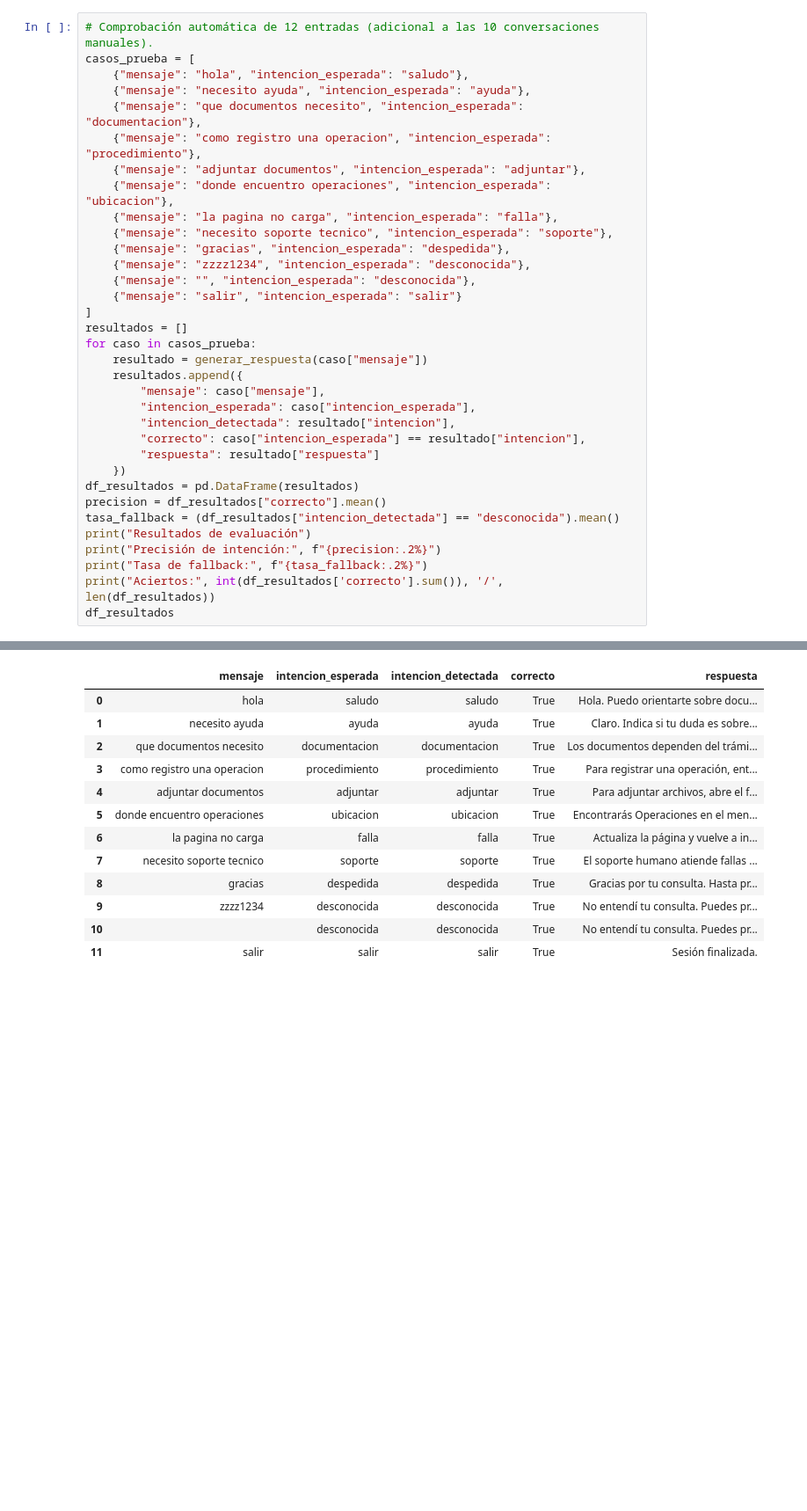
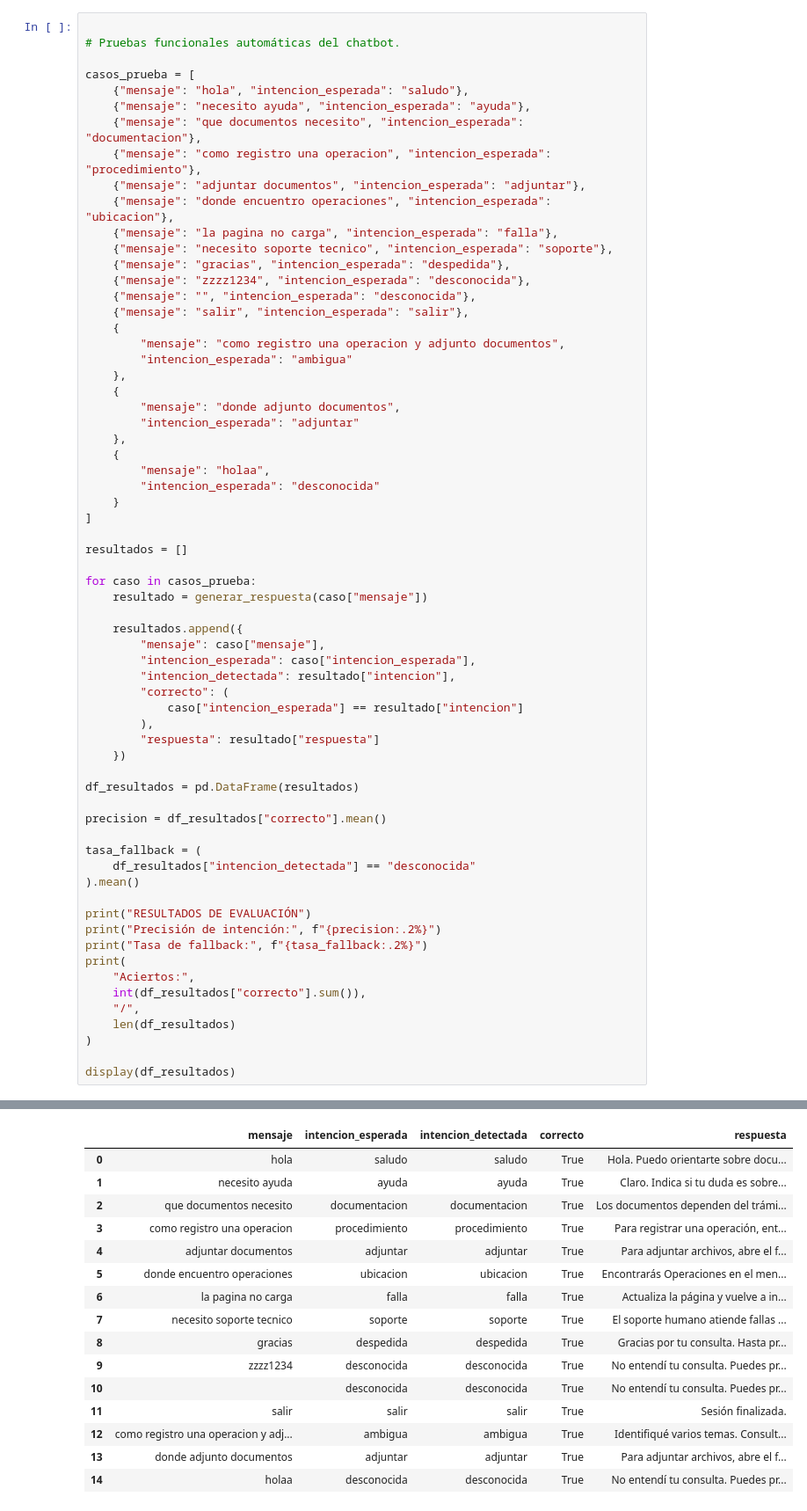
Before and after one commit to macatops/MBIA2602-Fase1-Enriquez, a Jupyter notebook: MBIA2602_Fase1_Enriquez.ipynb, the cells around one changed output, grey strips where cells are left out. Shown at 88% size. Saved outputs shown, nothing was run; the diff lists cells and outputs as text; blank space fills up the shorter version.

```diff
--- a/MBIA2602_Fase1_Enriquez.ipynb
+++ b/MBIA2602_Fase1_Enriquez.ipynb
@@ -262,5 +293,7 @@ Chatbot: Sesión finalizada.
 # %%
-# Comprobación automática de 12 entradas (adicional a las 10 conversaciones manuales).
+
+# Pruebas funcionales automáticas del chatbot.
+
 casos_prueba = [
     {"mensaje": "hola", "intencion_esperada": "saludo"},
     {"mensaje": "necesito ayuda", "intencion_esperada": "ayuda"},
@@ -273,24 +306,53 @@ casos_prueba = [
     {"mensaje": "gracias", "intencion_esperada": "despedida"},
     {"mensaje": "zzzz1234", "intencion_esperada": "desconocida"},
     {"mensaje": "", "intencion_esperada": "desconocida"},
-    {"mensaje": "salir", "intencion_esperada": "salir"}
+    {"mensaje": "salir", "intencion_esperada": "salir"},
+    {
+        "mensaje": "como registro una operacion y adjunto documentos",
+        "intencion_esperada": "ambigua"
+    },
+    {
+        "mensaje": "donde adjunto documentos",
+        "intencion_esperada": "adjuntar"
+    },
+    {
+        "mensaje": "holaa",
+        "intencion_esperada": "desconocida"
+    }
 ]
+
 resultados = []
+
 for caso in casos_prueba:
     resultado = generar_respuesta(caso["mensaje"])
+
     resultados.append({
         "mensaje": caso["mensaje"],
         "intencion_esperada": caso["intencion_esperada"],
         "intencion_detectada": resultado["intencion"],
-        "correcto": caso["intencion_esperada"] == resultado["intencion"],
+        "correcto": (
+            caso["intencion_esperada"] == resultado["intencion"]
+        ),
         "respuesta": resultado["respuesta"]
     })
+
 df_resultados = pd.DataFrame(resultados)
+
 precision = df_resultados["correcto"].mean()
-tasa_fallback = (df_resultados["intencion_detectada"] == "desconocida").mean()
-print("Resultados de evaluación")
+
+tasa_fallback = (
+    df_resultados["intencion_detectada"] == "desconocida"
+).mean()
+
+print("RESULTADOS DE EVALUACIÓN")
 print("Precisión de intención:", f"{precision:.2%}")
 print("Tasa de fallback:", f"{tasa_fallback:.2%}")
-print("Aciertos:", int(df_resultados['correcto'].sum()), '/', len(df_resultados))
-df_resultados
+print(
+    "Aciertos:",
+    int(df_resultados["correcto"].sum()),
+    "/",
+    len(df_resultados)
+)
+
+display(df_resultados)
 # %% [output]
@@ -301,13 +363,16 @@ Aciertos: 12 / 12
 |  | mensaje | intencion_esperada | intencion_detectada | correcto | respuesta |
 | 0 | hola | saludo | saludo | True | Hola. Puedo orientarte sobre docu... |
 | 1 | necesito ayuda | ayuda | ayuda | True | Claro. Indica si tu duda es sobre... |
 | 2 | que documentos necesito | documentacion | documentacion | True | Los documentos dependen del trámi... |
 | 3 | como registro una operacion | procedimiento | procedimiento | True | Para registrar una operación, ent... |
 | 4 | adjuntar documentos | adjuntar | adjuntar | True | Para adjuntar archivos, abre el f... |
 | 5 | donde encuentro operaciones | ubicacion | ubicacion | True | Encontrarás Operaciones en el men... |
 | 6 | la pagina no carga | falla | falla | True | Actualiza la página y vuelve a in... |
 | 7 | necesito soporte tecnico | soporte | soporte | True | El soporte humano atiende fallas ... |
 | 8 | gracias | despedida | despedida | True | Gracias por tu consulta. Hasta pr... |
 | 9 | zzzz1234 | desconocida | desconocida | True | No entendí tu consulta. Puedes pr... |
 | 10 |  | desconocida | desconocida | True | No entendí tu consulta. Puedes pr... |
 | 11 | salir | salir | salir | True | Sesión finalizada. |
+| 12 | como registro una operacion y adj... | ambigua | ambigua | True | Identifiqué varios temas. Consult... |
+| 13 | donde adjunto documentos | adjuntar | adjuntar | True | Para adjuntar archivos, abre el f... |
+| 14 | holaa | desconocida | desconocida | True | No entendí tu consulta. Puedes pr... |
```
Also changed, not shown: parts of 7 cells of this notebook.
